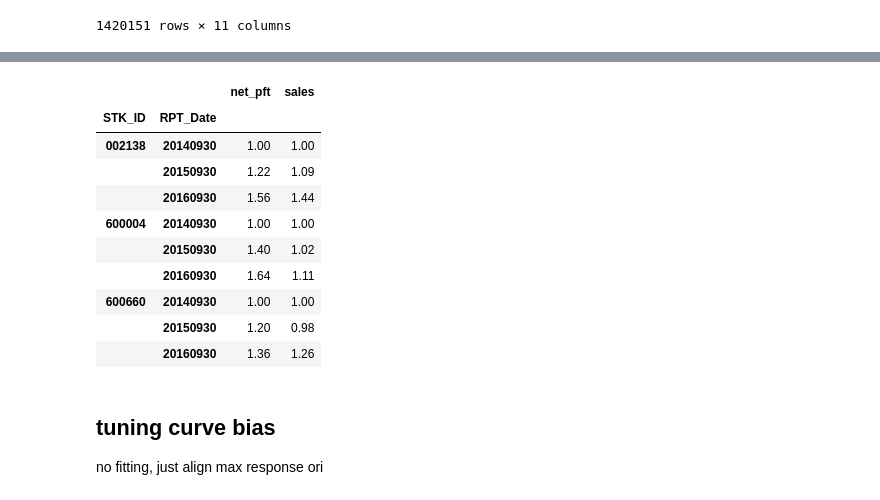
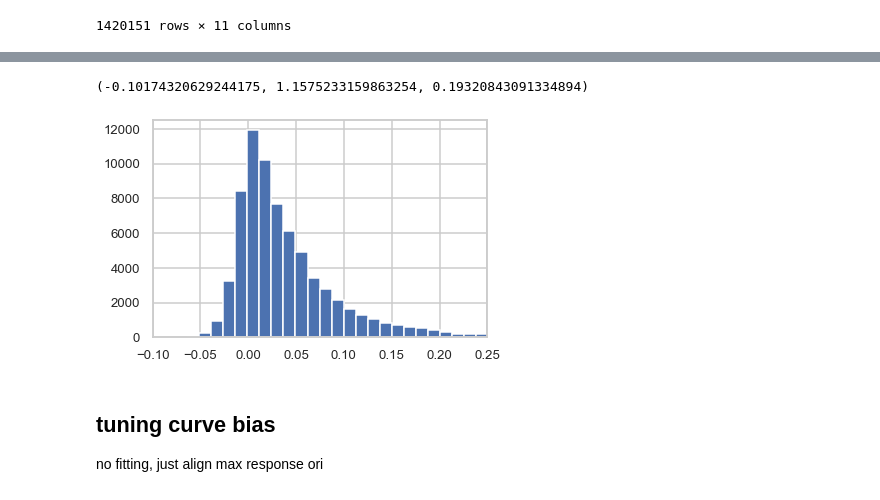
Before and after one commit to lanluo9/inter, a Jupyter notebook: scripts/ipynb/tuning_bias.ipynb, the cells around one changed output, grey strips where cells are left out. Drawn from its saved outputs; the diff is of its cells as text; code cells hidden in the pictures.

```diff
--- a/scripts/ipynb/tuning_bias.ipynb
+++ b/scripts/ipynb/tuning_bias.ipynb
@@ -1442,20 +1425,12 @@ df
-# %%
-firsts = (df.groupby(level=['STK_ID']).transform('first'))
-firsts
-result = df / firsts
-result
-# %% [output]
-|  |  | net_pft | sales |
-| STK_ID | RPT_Date |  |  |
-| 002138 | 20140930 | 1.00 | 1.00 |
-|  | 20150930 | 1.22 | 1.09 |
-|  | 20160930 | 1.56 | 1.44 |
-| 600004 | 20140930 | 1.00 | 1.00 |
-|  | 20150930 | 1.40 | 1.02 |
-|  | 20160930 | 1.64 | 1.11 |
-| 600660 | 20140930 | 1.00 | 1.00 |
-|  | 20150930 | 1.20 | 0.98 |
-|  | 20160930 | 1.36 | 1.26 |
+# %%
+plt.hist(tmp_noad.values.flatten(), bins=100);
+plt.xlim([-0.1, 0.25])
+
+np.min(tmp_noad.values.flatten()), np.max(tmp_noad.values.flatten()), \
+    sum(tmp_noad.values.flatten() < 0) / len(tmp_noad.values.flatten())
+# %% [output]
+(-0.10174320629244175, 1.1575233159863254, 0.19320843091334894)
+[figure, added]
 # %%
 # stim2_id_dict = {0: 0,
 #                  1: 1,
```
Also changed, not shown: parts of 6 cells of this notebook.
